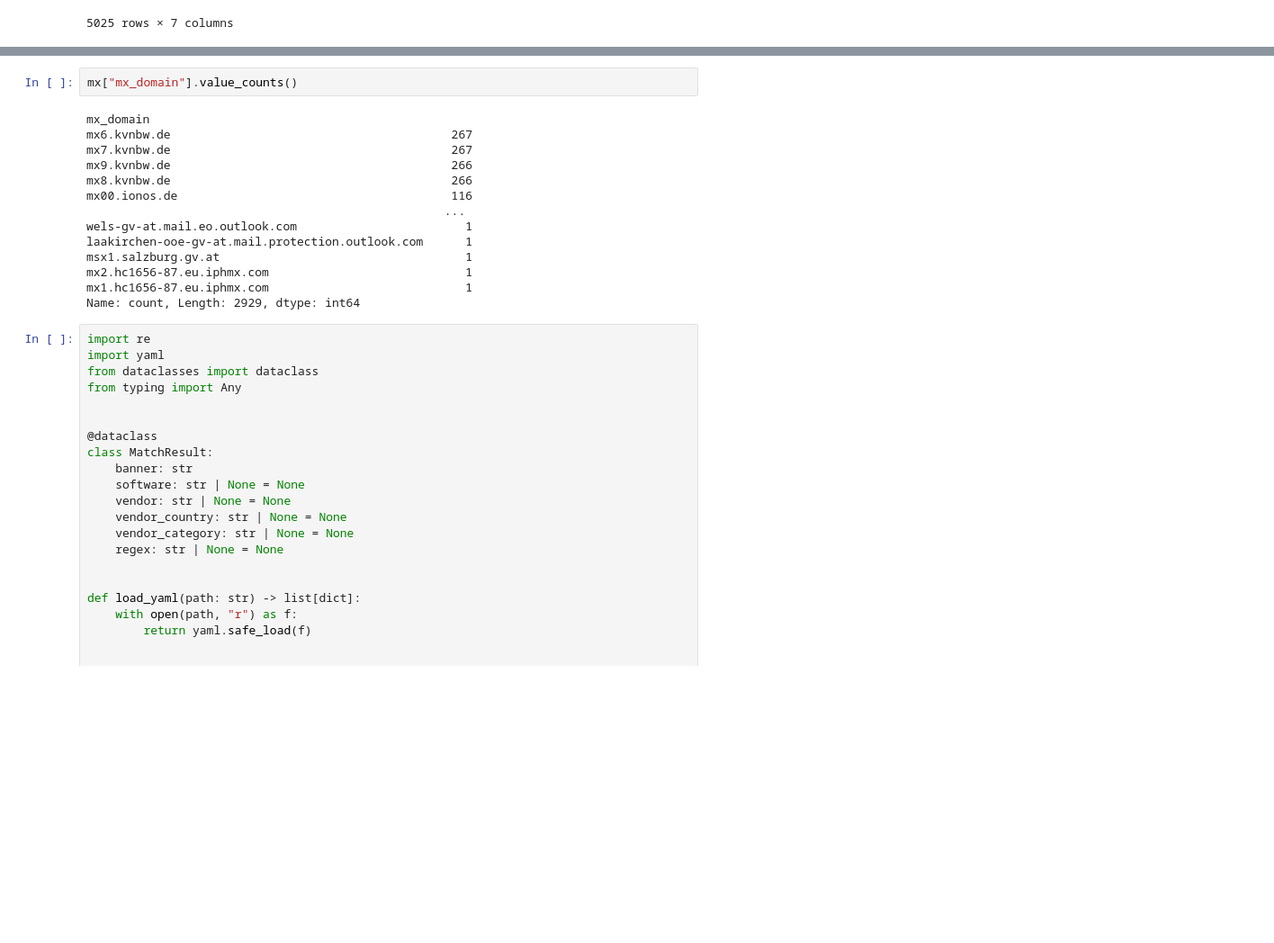
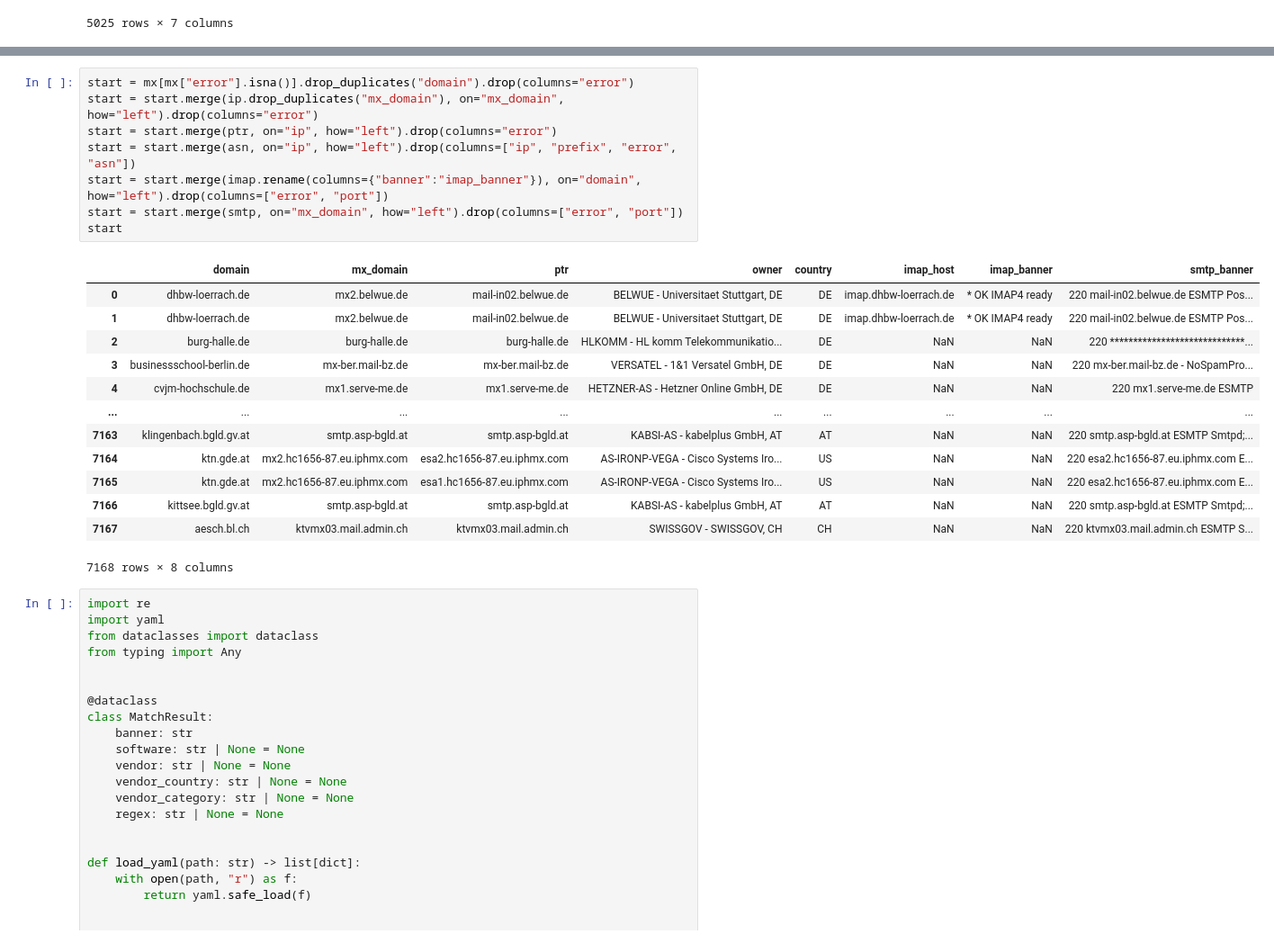
Before and after one commit to Owreeb/S.M.A.R.T.-Sovereign_Mail_Assessment_and_Rating_Tool, a Jupyter notebook: scanner/src/enricher/dev_notebook.ipynb, the cells around one changed output, grey strips where cells are left out. Shown at 90% size. Cells and saved outputs as stored; diff of their text form; blank space fills up the shorter version.

```diff
--- a/scanner/src/enricher/dev_notebook.ipynb
+++ b/scanner/src/enricher/dev_notebook.ipynb
@@ -76,19 +350,25 @@ domain
 # %%
-mx["mx_domain"].value_counts()
+start = mx[mx["error"].isna()].drop_duplicates("domain").drop(columns="error")
+start = start.merge(ip.drop_duplicates("mx_domain"), on="mx_domain", how="left").drop(columns="error")
+start = start.merge(ptr, on="ip", how="left").drop(columns="error")
+start = start.merge(asn, on="ip", how="left").drop(columns=["ip", "prefix", "error", "asn"])
+start = start.merge(imap.rename(columns={"banner":"imap_banner"}), on="domain", how="left").drop(columns=["error", "port"])
+start = start.merge(smtp, on="mx_domain", how="left").drop(columns=["error", "port"])
+start
 # %% [output]
+|  | domain | mx_domain | ptr | owner | country | imap_host | imap_banner | smtp_banner |
+| 0 | dhbw-loerrach.de | mx2.belwue.de | mail-in02.belwue.de | BELWUE - Universitaet Stuttgart, DE | DE | imap.dhbw-loerrach.de | * OK IMAP4 ready | 220 mail-in02.belwue.de ESMTP Pos... |
+| 1 | dhbw-loerrach.de | mx2.belwue.de | mail-in02.belwue.de | BELWUE - Universitaet Stuttgart, DE | DE | imap.dhbw-loerrach.de | * OK IMAP4 ready | 220 mail-in02.belwue.de ESMTP Pos... |
+| 2 | burg-halle.de | burg-halle.de | burg-halle.de | HLKOMM - HL komm Telekommunikatio... | DE | NaN | NaN | 220 *****************************... |
+| 3 | businessschool-berlin.de | mx-ber.mail-bz.de | mx-ber.mail-bz.de | VERSATEL - 1&1 Versatel GmbH, DE | DE | NaN | NaN | 220 mx-ber.mail-bz.de - NoSpamPro... |
+| 4 | cvjm-hochschule.de | mx1.serve-me.de | mx1.serve-me.de | HETZNER-AS - Hetzner Online GmbH, DE | DE | NaN | NaN | 220 mx1.serve-me.de ESMTP |
+| ... | ... | ... | ... | ... | ... | ... | ... | ... |
+| 7163 | klingenbach.bgld.gv.at | smtp.asp-bgld.at | smtp.asp-bgld.at | KABSI-AS - kabelplus GmbH, AT | AT | NaN | NaN | 220 smtp.asp-bgld.at ESMTP Smtpd;... |
+| 7164 | ktn.gde.at | mx2.hc1656-87.eu.iphmx.com | esa2.hc1656-87.eu.iphmx.com | AS-IRONP-VEGA - Cisco Systems Iro... | US | NaN | NaN | 220 esa2.hc1656-87.eu.iphmx.com E... |
+| 7165 | ktn.gde.at | mx2.hc1656-87.eu.iphmx.com | esa1.hc1656-87.eu.iphmx.com | AS-IRONP-VEGA - Cisco Systems Iro... | US | NaN | NaN | 220 esa2.hc1656-87.eu.iphmx.com E... |
+| 7166 | kittsee.bgld.gv.at | smtp.asp-bgld.at | smtp.asp-bgld.at | KABSI-AS - kabelplus GmbH, AT | AT | NaN | NaN | 220 smtp.asp-bgld.at ESMTP Smtpd;... |
+| 7167 | aesch.bl.ch | ktvmx03.mail.admin.ch | ktvmx03.mail.admin.ch | SWISSGOV - SWISSGOV, CH | CH | NaN | NaN | 220 ktvmx03.mail.admin.ch ESMTP S... |
-mx_domain
-mx6.kvnbw.de                                        267
-mx7.kvnbw.de                                        267
-mx9.kvnbw.de                                        266
-mx8.kvnbw.de                                        266
-mx00.ionos.de                                       116
-                                                   ...
-wels-gv-at.mail.eo.outlook.com                        1
-laakirchen-ooe-gv-at.mail.protection.outlook.com      1
-msx1.salzburg.gv.at                                   1
-mx2.hc1656-87.eu.iphmx.com                            1
-mx1.hc1656-87.eu.iphmx.com                            1
-Name: count, Length: 2929, dtype: int64
+7168 rows × 8 columns
 # %%
 import re
 import yaml
```
Also changed, not shown: parts of 9 cells of this notebook, 9 other files.
